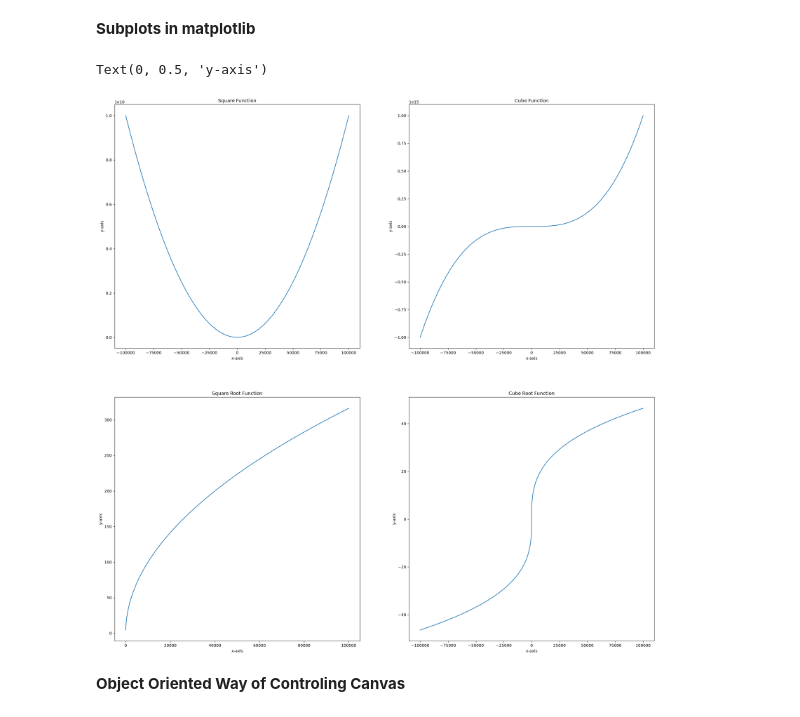
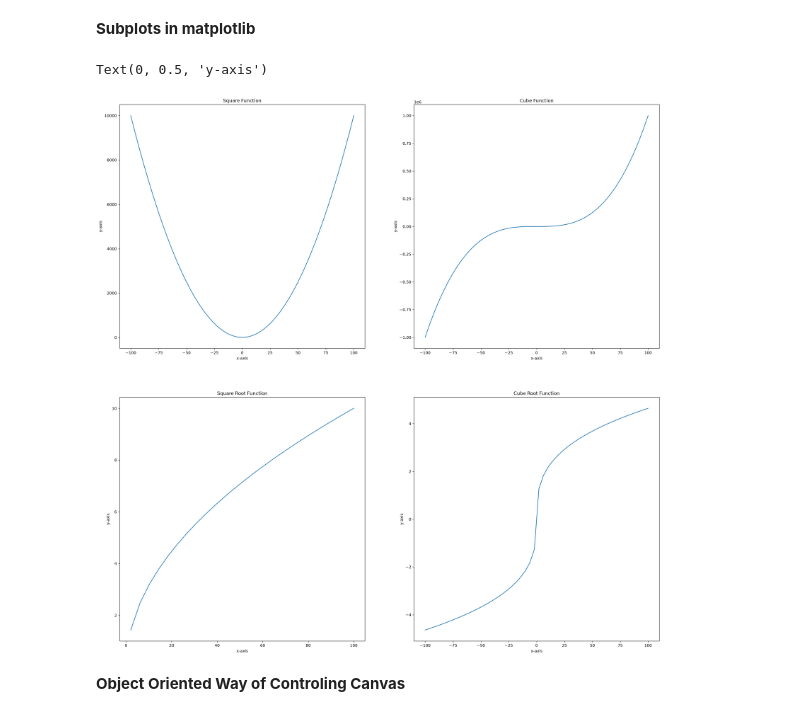
Before and after one commit to Aarya-Bhusal/Data-Visualization-Notes, a Jupyter notebook: matplotlib.ipynb, the cells around one changed output. Saved outputs shown, nothing was run; the diff lists cells and outputs as text; code cells hidden in the pictures.

Commit message:
Saving Plots

```diff
--- a/matplotlib.ipynb
+++ b/matplotlib.ipynb
@@ -34,7 +34,7 @@ def sqr_root_func(arr):
 def cube_root_func(arr):
     return np.cbrt(arr)
 
-x = np.linspace(-100000,100000,5000)
+x = np.linspace(-100,100,50)
 
 plt.figure(figsize=(25,25))
 
@@ -44,34 +44,34 @@ y = sqr_func(x)
 plt.plot(x,y)
 plt.title("Square Function")
 plt.xlabel("x-axis")
 plt.ylabel("y-axis")
 
 # Second Plot
 plt.subplot(2,2,2)
 y = cube_func(x)
 plt.plot(x,y)
 plt.title("Cube Function")
 plt.xlabel("x-axis")
 plt.ylabel("y-axis")
 
 # Third Plot
 plt.subplot(2,2,3)
 y = sqr_root_func(x)
 plt.plot(x,y)
 plt.title("Square Root Function")
 plt.xlabel("x-axis")
 plt.ylabel("y-axis")
 
 # Forth Plot
 plt.subplot(2,2,4)
 y = cube_root_func(x)
 plt.plot(x,y)
 plt.title("Cube Root Function")
 plt.xlabel("x-axis")
 plt.ylabel("y-axis")
 # %% [output]
 Text(0, 0.5, 'y-axis')
-[figure, old version]
+[figure, new version]
 # %% [markdown]
 **Object Oriented Way of Controling Canvas**
 # %%
```
Also changed, not shown: parts of 3 cells of this notebook, 2 other files.
